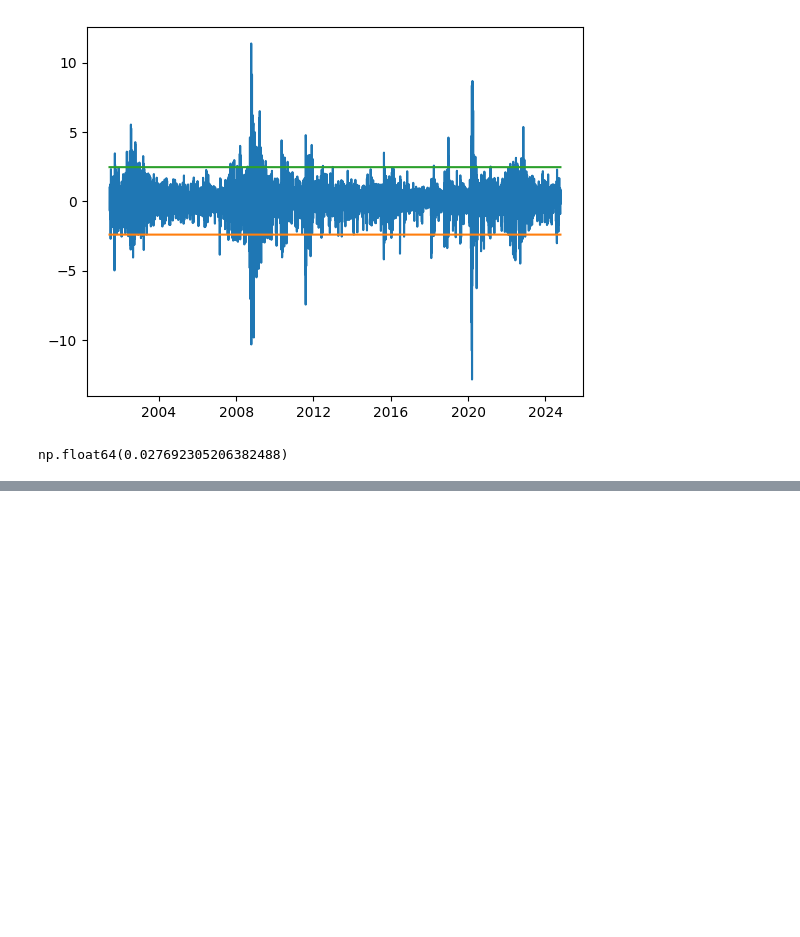
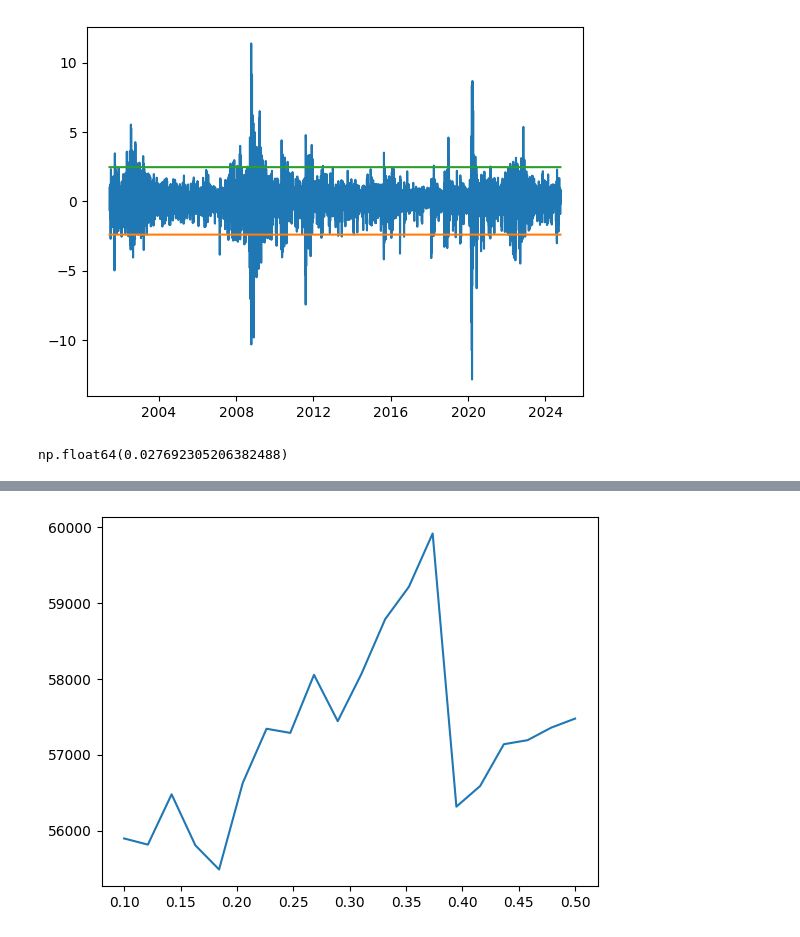
Before and after one commit to anselm67/Portfolio, a Jupyter notebook: Stuff.ipynb, the cells around one changed output, grey strips where cells are left out. Saved outputs shown, nothing was run; the diff lists cells and outputs as text; code cells hidden in the pictures; blank space fills up the shorter version.

```diff
--- a/Stuff.ipynb
+++ b/Stuff.ipynb
@@ -124,0 +184,12 @@ np.float64(0.027692305206382488)
+# %%
+# Plot return vs bound for a target ratio of 20% cash
+def balance_by_bound():
+    scope = np.linspace(0.1, 0.5, 20)
+    plt.plot(
+        scope, np.array([balance(0.2, 10000.0, bound, verbose=False) for bound in scope]),
+    )
+
+#balance_by_ratio()
+balance_by_bound()
+# %% [output]
+[figure, added]
```
Also changed, not shown: parts of 2 cells of this notebook.
